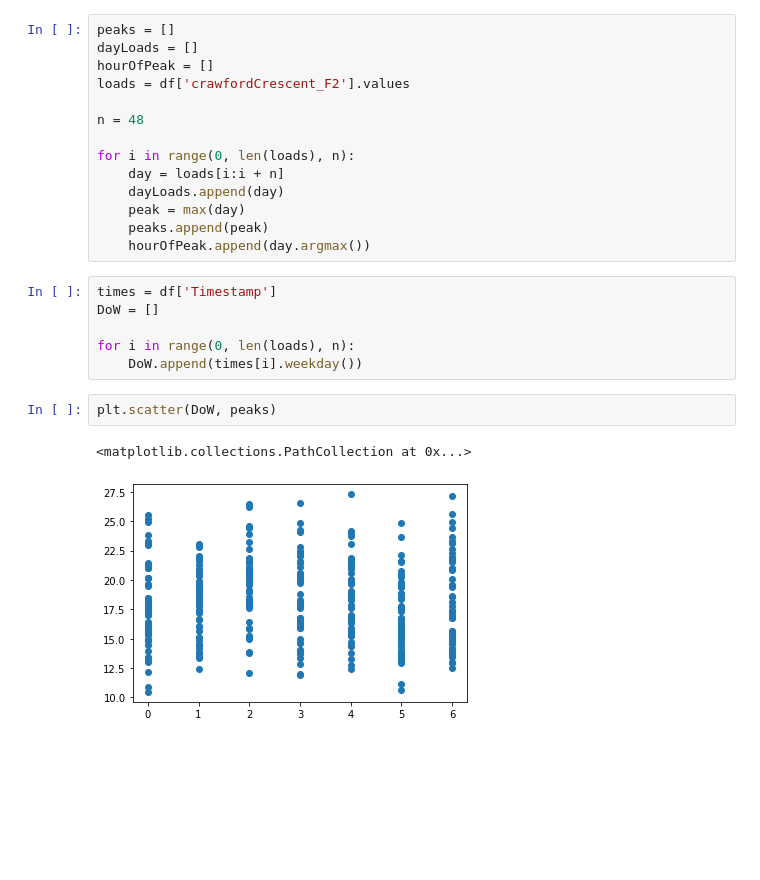
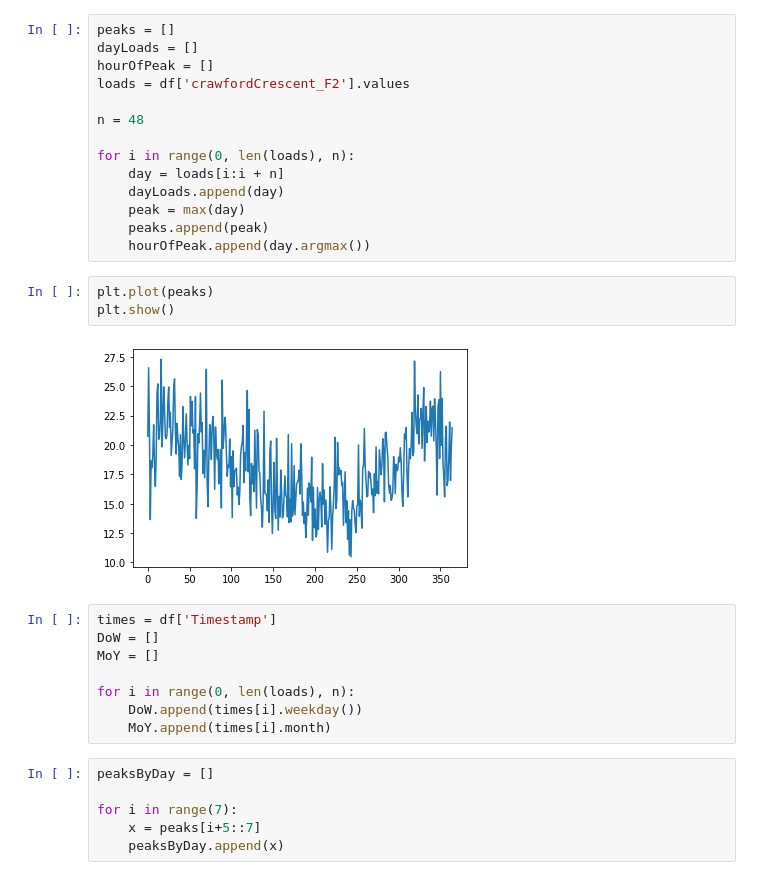
Before and after one commit to stait20/Code, a Jupyter notebook: scikit/PeakPrediction.ipynb, the cells around one changed output. Saved outputs shown, nothing was run; the diff lists cells and outputs as text; blank space fills up the shorter version.

```diff
--- a/scikit/PeakPrediction.ipynb
+++ b/scikit/PeakPrediction.ipynb
@@ -22,14 +26,22 @@ for i in range(0, len(loads), n):
     peak = max(day)
     peaks.append(peak)
     hourOfPeak.append(day.argmax())
+# %%
+plt.plot(peaks)
+plt.show()
+# %% [output]
+[figure, added]
 # %%
 times = df['Timestamp']
 DoW = []
+MoY = []
 
 for i in range(0, len(loads), n):
     DoW.append(times[i].weekday())
+    MoY.append(times[i].month)
-# %%
-plt.scatter(DoW, peaks)
-# %% [output]
-<matplotlib.collections.PathCollection at 0x...>
-[figure, removed]
+# %%
+peaksByDay = []
+
+for i in range(7):
+    x = peaks[i+5::7]
+    peaksByDay.append(x)
```
Also changed, not shown: parts of 9 cells of this notebook, 1 other file.
